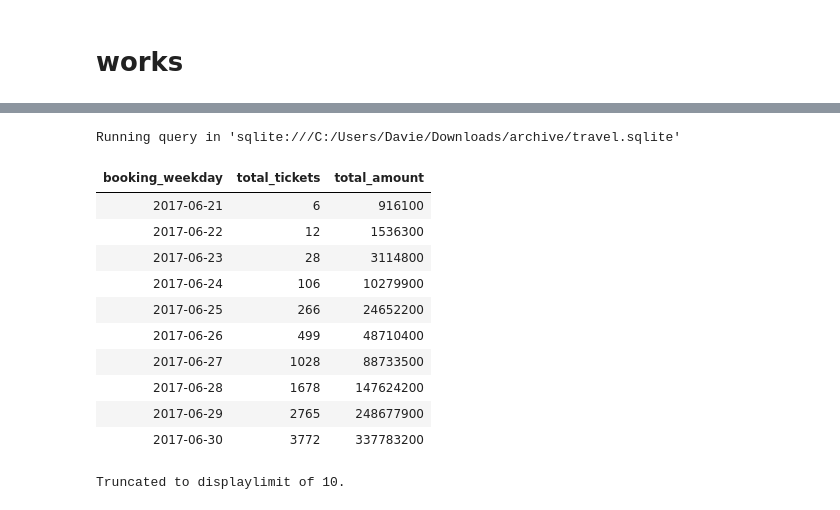
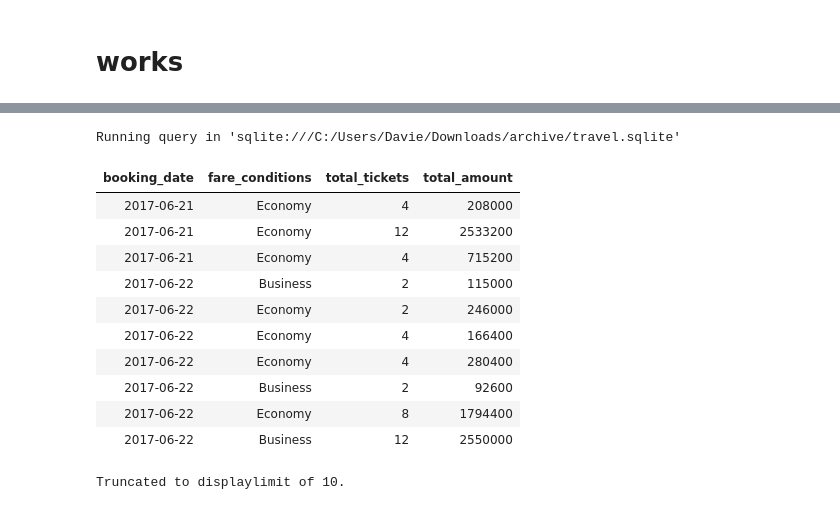
Before and after one commit to Daviedavie100/SQL_Projects, a Jupyter notebook: data.ipynb, the cells around one changed output, grey strips where cells are left out. Cells and saved outputs as stored; diff of their text form; code cells hidden in the pictures.

```diff
--- a/data.ipynb
+++ b/data.ipynb
@@ -1177,31 +1241,35 @@ LIMIT 10;'''
 # %%
 %%sql
 SELECT
-        strftime('%Y-%m-%d', datetime(tb.booking_date)) AS booking_weekday,
+        strftime('%Y-%m-%d', datetime(tb.booking_date)) AS booking_date,
+        tb.fare_conditions,
         COUNT (tb.ticket_no) AS total_tickets,
         SUM(tb.total_amount) AS total_amount
 FROM (
         SELECT t.ticket_no,
                 t.passenger_id,
                 datetime(substr(b.book_date, 1, 19)) AS booking_date,
+                tf.fare_conditions,
                 b.total_amount
         FROM tickets t
         JOIN bookings b
         ON t.book_ref = b.book_ref
+        JOIN ticket_flights tf
+        ON t.ticket_no = tf.ticket_no
 ) AS tb
-GROUP BY booking_weekday
+GROUP BY booking_date
 LIMIT 10;
 # %% [output]
 Running query in 'sqlite:///C:/Users/Davie/Downloads/archive/travel.sqlite'
-| booking_weekday | total_tickets | total_amount |
-| 2017-06-21 | 6 | 916100 |
-| 2017-06-22 | 12 | 1536300 |
-| 2017-06-23 | 28 | 3114800 |
-| 2017-06-24 | 106 | 10279900 |
-| 2017-06-25 | 266 | 24652200 |
-| 2017-06-26 | 499 | 48710400 |
-| 2017-06-27 | 1028 | 88733500 |
-| 2017-06-28 | 1678 | 147624200 |
-| 2017-06-29 | 2765 | 248677900 |
-| 2017-06-30 | 3772 | 337783200 |
+| booking_date | fare_conditions | total_tickets | total_amount |
+| 2017-06-21 | Economy | 4 | 208000 |
+| 2017-06-21 | Economy | 12 | 2533200 |
+| 2017-06-21 | Economy | 4 | 715200 |
+| 2017-06-22 | Business | 2 | 115000 |
+| 2017-06-22 | Economy | 2 | 246000 |
+| 2017-06-22 | Economy | 4 | 166400 |
+| 2017-06-22 | Economy | 4 | 280400 |
+| 2017-06-22 | Business | 2 | 92600 |
+| 2017-06-22 | Economy | 8 | 1794400 |
+| 2017-06-22 | Business | 12 | 2550000 |
 Truncated to displaylimit of 10.
```
Also changed, not shown: parts of 5 cells of this notebook.
